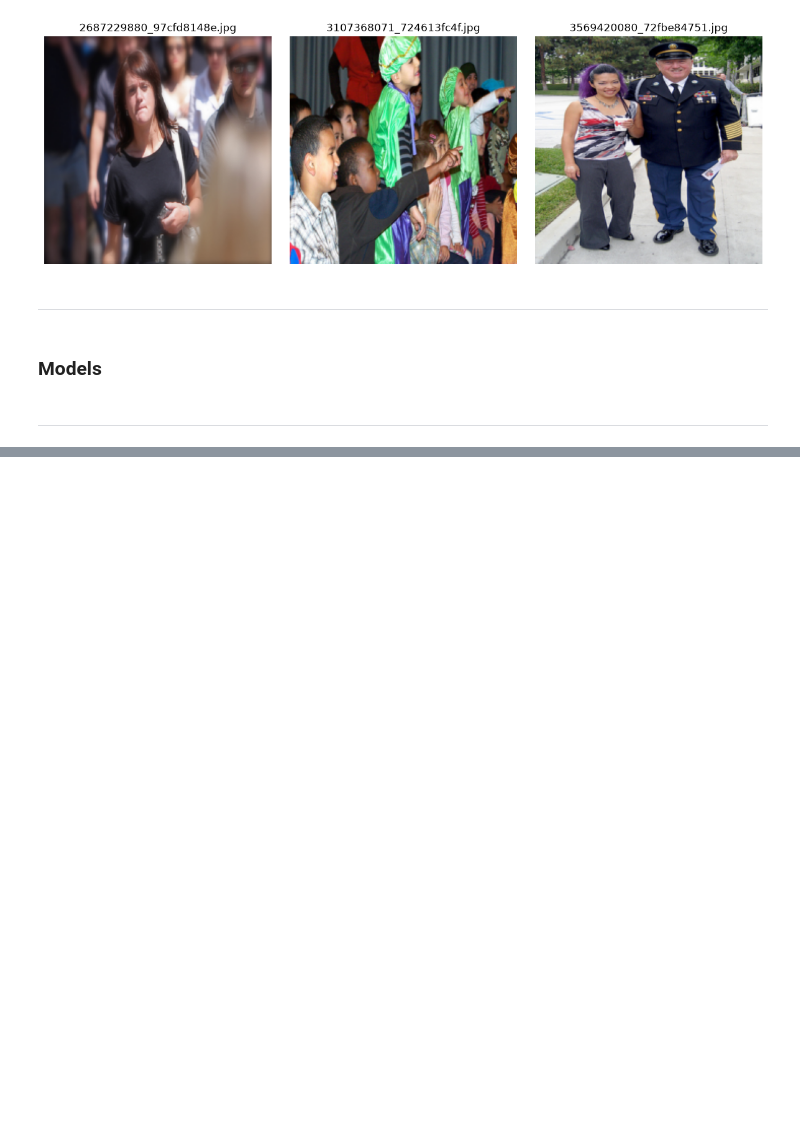
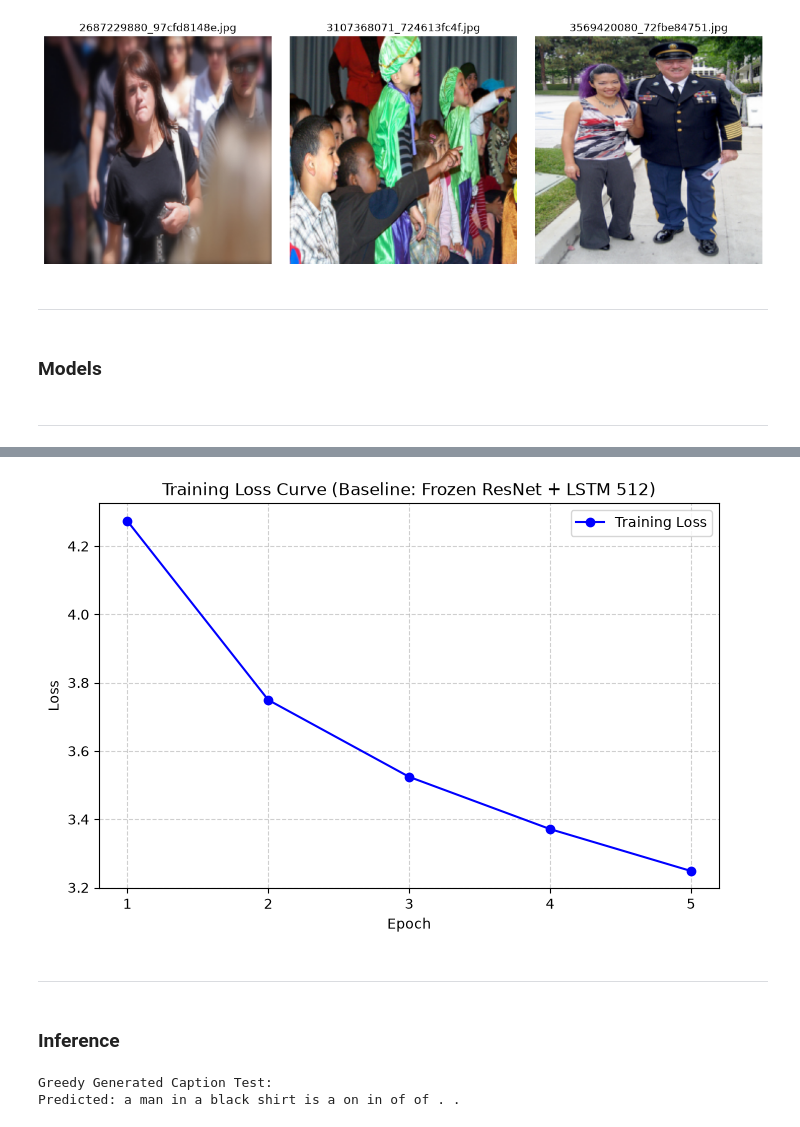
Before and after one commit to Aryan-Bhendarkar/Image_Captioning_with_CNN_and_LSTM, a Jupyter notebook: image_captioning.ipynb, the cells around one changed output, grey strips where cells are left out. Drawn from its saved outputs; the diff is of its cells as text; code cells hidden in the pictures; blank space fills up the shorter version.

Commit message:
Implement training loop, decoding strategies, and model evaluation

```diff
--- a/image_captioning.ipynb
+++ b/image_captioning.ipynb
@@ -347,0 +350,11 @@ decoder = DecoderRNN(embed_size=256, hidden_size=512, vocab_size=len(itos)).to(d
+# %%
+# Loss Function and Optimizer
+from torch._jit_internal import ignore
+
+# Ignore loss generated by padding tokens
+criterion = nn.CrossEntropyLoss(ignore_index=stoi["<PAD>"])
+
+# Combined parameter optimization
+params = list(encoder.parameters()) + list(decoder.parameters())
+
+optimizer = torch.optim.Adam(params, lr=3e-4)
@@ -347,0 +434,18 @@ decoder = DecoderRNN(embed_size=256, hidden_size=512, vocab_size=len(itos)).to(d
+# %%
+# Plot the local training loss history over epochs.
+
+plt.figure(figsize=(8, 5))
+plt.plot(range(1, len(loss_history) + 1), loss_history, marker='o', linestyle='-', color='b', label='Training Loss')
+plt.title('Training Loss Curve (Baseline: Frozen ResNet + LSTM 512)')
+plt.xlabel('Epoch')
+plt.ylabel('Loss')
+plt.xticks(range(1, len(loss_history) + 1))
+plt.grid(True, linestyle='--', alpha=0.6)
+plt.legend()
+plt.show()
+# %% [output]
+[figure, added]
+# %% [markdown]
+----
+# %% [markdown]
+### Inference
@@ -347,0 +514,10 @@ decoder = DecoderRNN(embed_size=256, hidden_size=512, vocab_size=len(itos)).to(d
+# %%
+# Test on Sample
+sample_img, _, _, _ = dataset[0]
+sample_img = sample_img.unsqueeze(0).to(device)  # Add batch dimension
+predicted_caption = greedy_decode(encoder, decoder, sample_img)
+print("Greedy Generated Caption Test:")
+print("Predicted:", predicted_caption)
+# %% [output]
+Greedy Generated Caption Test:
+Predicted: a man in a black shirt is a on in of of . .
```
Also changed, not shown: parts of 10 cells of this notebook.
